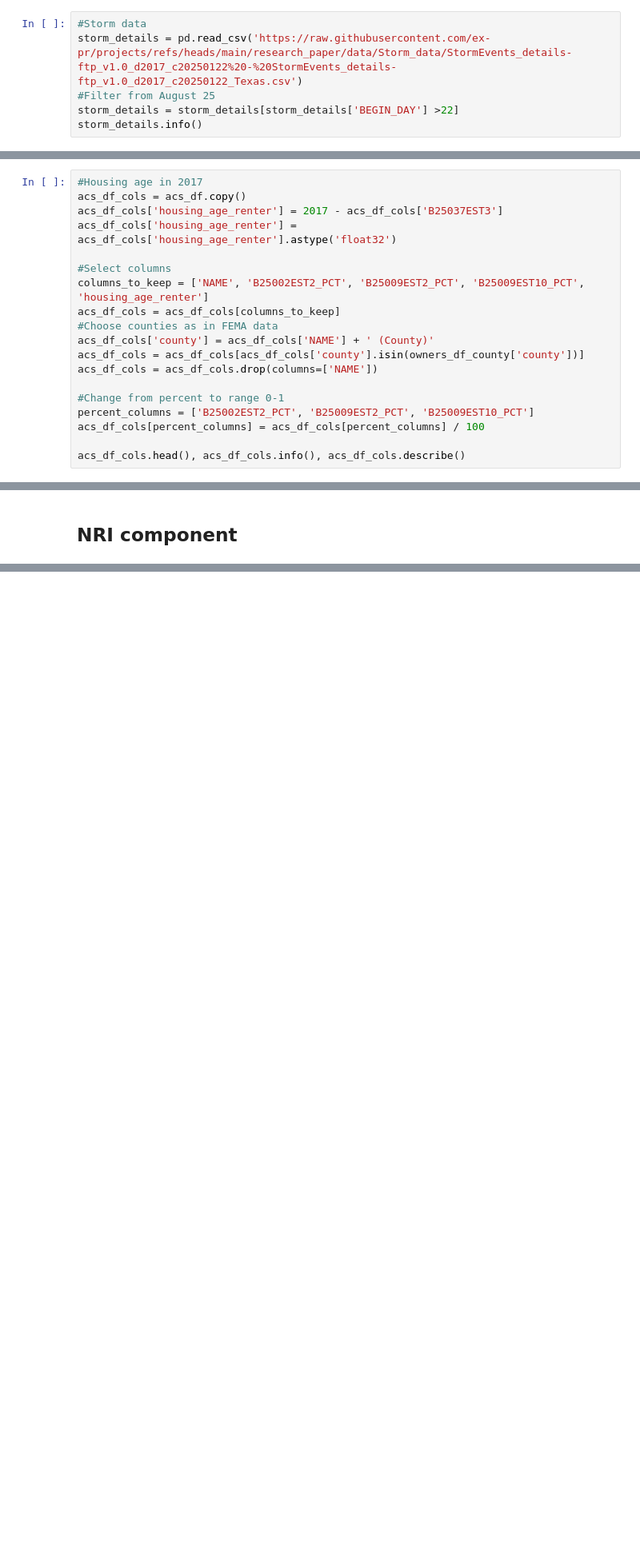
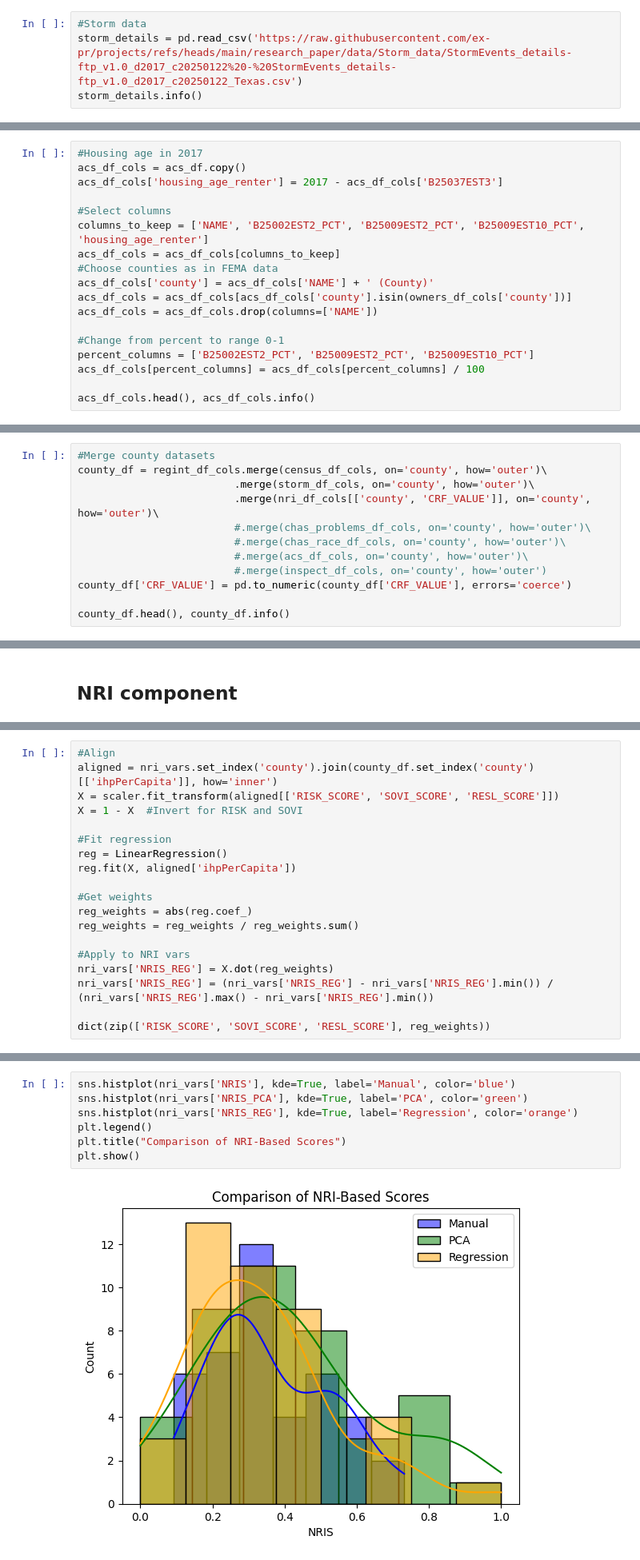
Before and after one commit to ex-pr/projects, a Jupyter notebook: research_paper/Code_research_paper.ipynb, the cells around one changed output, grey strips where cells are left out. Shown at 80% size. Saved outputs shown, nothing was run; the diff lists cells and outputs as text; blank space fills up the shorter version.

```diff
--- a/research_paper/Code_research_paper.ipynb
+++ b/research_paper/Code_research_paper.ipynb
@@ -477,8 +458,6 @@ The estimated amount of damage to crops incurred by the weather event (e.g. 10.0
 # %%
 #Storm data
 storm_details = pd.read_csv('https://raw.githubusercontent.com/ex-pr/projects/refs/heads/main/research_paper/data/Storm_data/StormEvents_details-ftp_v1.0_d2017_c20250122%20-%20StormEvents_details-ftp_v1.0_d2017_c20250122_Texas.csv')
-#Filter from August 25
-storm_details = storm_details[storm_details['BEGIN_DAY'] >22]
 storm_details.info()
 # %% [output]
 <class 'pandas.core.frame.DataFrame'>
@@ -2263,21 +1327,20 @@ memory usage: 1.3+ KB
 #Housing age in 2017
 acs_df_cols = acs_df.copy()
 acs_df_cols['housing_age_renter'] = 2017 - acs_df_cols['B25037EST3']
-acs_df_cols['housing_age_renter'] = acs_df_cols['housing_age_renter'].astype('float32')
 
 #Select columns
 columns_to_keep = ['NAME', 'B25002EST2_PCT', 'B25009EST2_PCT', 'B25009EST10_PCT', 'housing_age_renter']
 acs_df_cols = acs_df_cols[columns_to_keep]
 #Choose counties as in FEMA data
 acs_df_cols['county'] = acs_df_cols['NAME'] + ' (County)'
-acs_df_cols = acs_df_cols[acs_df_cols['county'].isin(owners_df_county['county'])]
+acs_df_cols = acs_df_cols[acs_df_cols['county'].isin(owners_df_cols['county'])]
 acs_df_cols = acs_df_cols.drop(columns=['NAME'])
 
 #Change from percent to range 0-1
 percent_columns = ['B25002EST2_PCT', 'B25009EST2_PCT', 'B25009EST10_PCT']
 acs_df_cols[percent_columns] = acs_df_cols[percent_columns] / 100
 
-acs_df_cols.head(), acs_df_cols.info(), acs_df_cols.describe()
+acs_df_cols.head(), acs_df_cols.info()
 # %% [output]
 <class 'pandas.core.frame.DataFrame'>
 Index: 41 entries, 5 to 234
@@ -2368,0 +1410,12 @@ memory usage: 624.0+ bytes
+# %%
+#Merge county datasets
+county_df = regint_df_cols.merge(census_df_cols, on='county', how='outer')\
+                         .merge(storm_df_cols, on='county', how='outer')\
+                         .merge(nri_df_cols[['county', 'CRF_VALUE']], on='county', how='outer')\
+                         #.merge(chas_problems_df_cols, on='county', how='outer')\
+                         #.merge(chas_race_df_cols, on='county', how='outer')\
+                         #.merge(acs_df_cols, on='county', how='outer')\
+                         #.merge(inspect_df_cols, on='county', how='outer')
+county_df['CRF_VALUE'] = pd.to_numeric(county_df['CRF_VALUE'], errors='coerce')
+
+county_df.head(), county_df.info()
@@ -2372,0 +1784,19 @@ memory usage: 624.0+ bytes
+# %%
+#Align
+aligned = nri_vars.set_index('county').join(county_df.set_index('county')[['ihpPerCapita']], how='inner')
+X = scaler.fit_transform(aligned[['RISK_SCORE', 'SOVI_SCORE', 'RESL_SCORE']])
+X = 1 - X  #Invert for RISK and SOVI
+
+#Fit regression
+reg = LinearRegression()
+reg.fit(X, aligned['ihpPerCapita'])
+
+#Get weights
+reg_weights = abs(reg.coef_)
+reg_weights = reg_weights / reg_weights.sum()
+
+#Apply to NRI vars
+nri_vars['NRIS_REG'] = X.dot(reg_weights)
+nri_vars['NRIS_REG'] = (nri_vars['NRIS_REG'] - nri_vars['NRIS_REG'].min()) / (nri_vars['NRIS_REG'].max() - nri_vars['NRIS_REG'].min())
+
+dict(zip(['RISK_SCORE', 'SOVI_SCORE', 'RESL_SCORE'], reg_weights))
@@ -2372,0 +1807,9 @@ memory usage: 624.0+ bytes
+# %%
+sns.histplot(nri_vars['NRIS'], kde=True, label='Manual', color='blue')
+sns.histplot(nri_vars['NRIS_PCA'], kde=True, label='PCA', color='green')
+sns.histplot(nri_vars['NRIS_REG'], kde=True, label='Regression', color='orange')
+plt.legend()
+plt.title("Comparison of NRI-Based Scores")
+plt.show()
+# %% [output]
+[figure, added]
```
Also changed, not shown: parts of 100 cells of this notebook, 1 other file.
